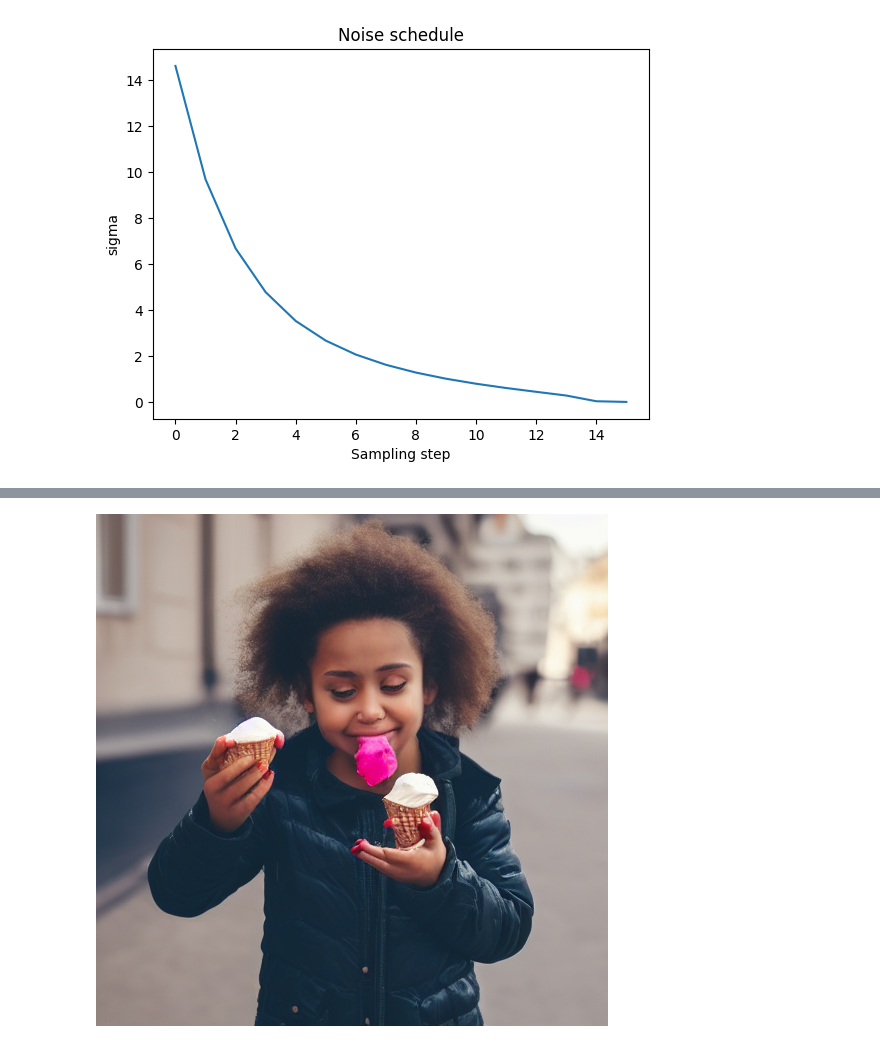
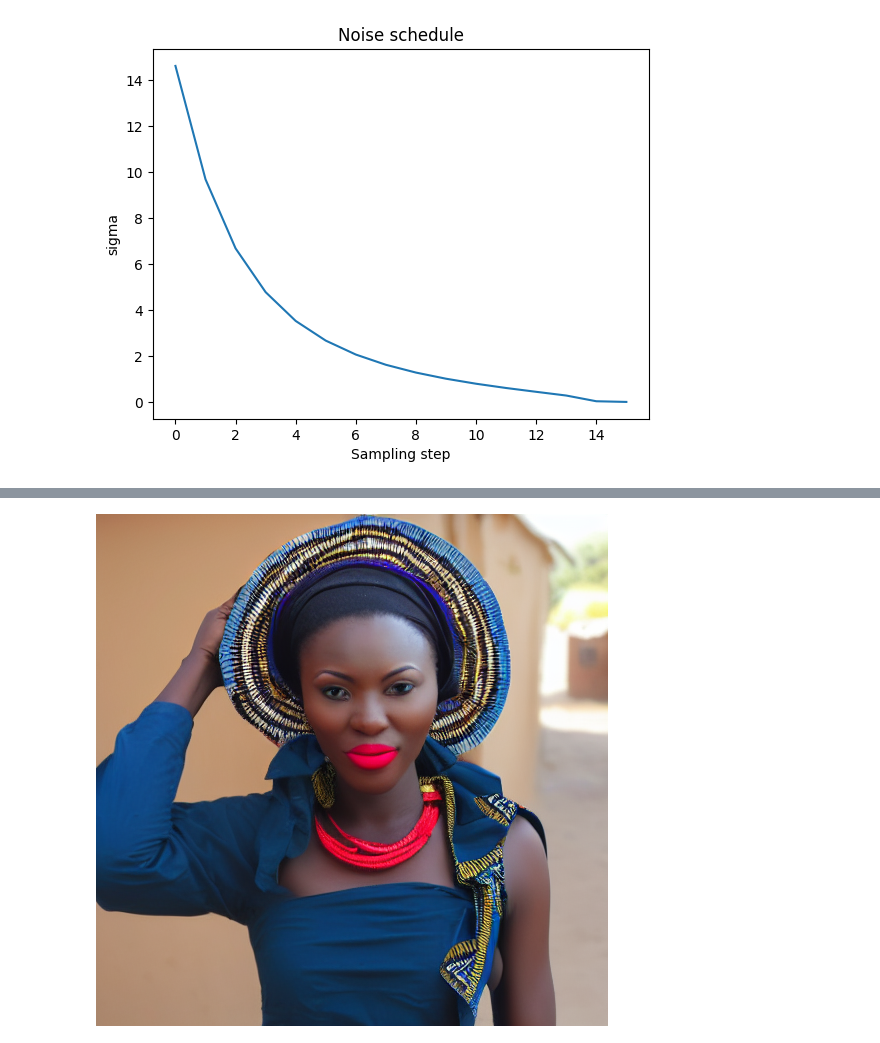
Before and after one commit to shitijnigam/kaggle-repo, a Jupyter notebook: stable-diffusion-deep-dive.ipynb, the cells around one changed output, grey strips where cells are left out. Cells and saved outputs as stored; diff of their text form; code cells hidden in the pictures.

```diff
--- a/stable-diffusion-deep-dive.ipynb
+++ b/stable-diffusion-deep-dive.ipynb
@@ -281,7 +287,7 @@ latents_to_pil(encoded_and_noised_img.float())[0]
 # similar loop as the first one but skip the start_step
 
 # settings, new prompt
-prompt = ["A girl eating ice cream"]
+prompt = ["An african lady in traditional garb"]
 height = 512
 width = 512
 num_inference_steps = 50
@@ -323,31 +329,31 @@ latents = scheduler.add_noise(
     timesteps = torch.tensor([scheduler.timesteps[start_step]])
 )
 latents = latents.to(torch_device).float()
 
 # run loop based on timesteps
 for i, t in tqdm(enumerate(scheduler.timesteps), total = len(scheduler.timesteps)):
     if i >= start_step: # start after step 10 since we already added noise
 
         # expand latents if doing cfg
         latent_model_input = torch.cat([latents] * 2)
         sigma = scheduler.sigmas[i]
         latent_model_input = scheduler.scale_model_input(latent_model_input, t)
 
         # predict noise residual
         with torch.no_grad():
             noise_pred = unet(
                 latent_model_input,
                 t,
                 encoder_hidden_states = text_embeddings
             )["sample"]
 
         # perform guidance based on scale to which prompt should tip
         noise_pred_uncond, noise_pred_text = noise_pred.chunk(2)
         noise_pred = noise_pred_uncond + guidance_scale * (noise_pred_text - noise_pred_uncond)
 
         # compute previous noisy sample
         latents = scheduler.step(noise_pred, t, latents).prev_sample
 
 latents_to_pil(latents)[0]
 # %% [output]
-[figure, old version]
+[figure, new version]
```
Also changed, not shown: parts of 8 cells of this notebook.
